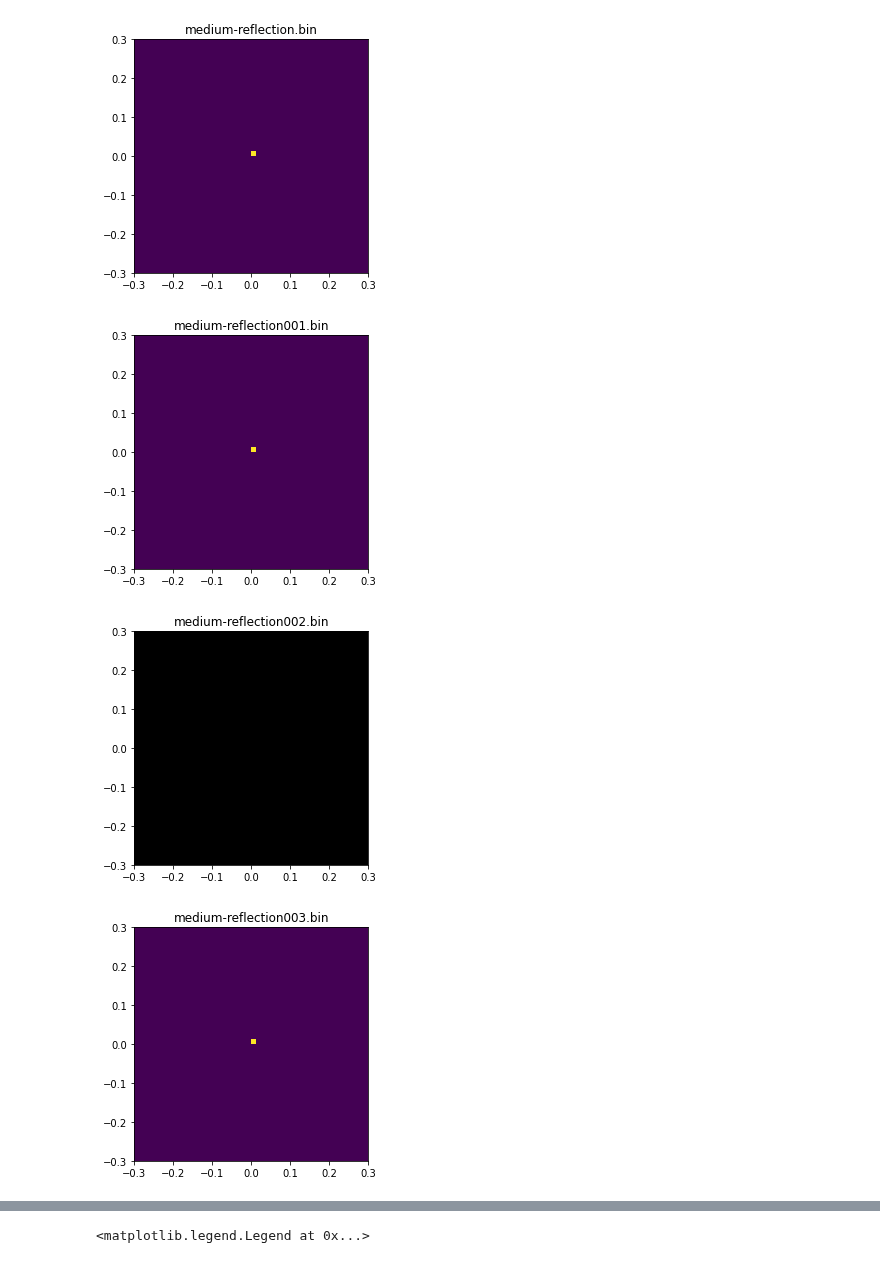
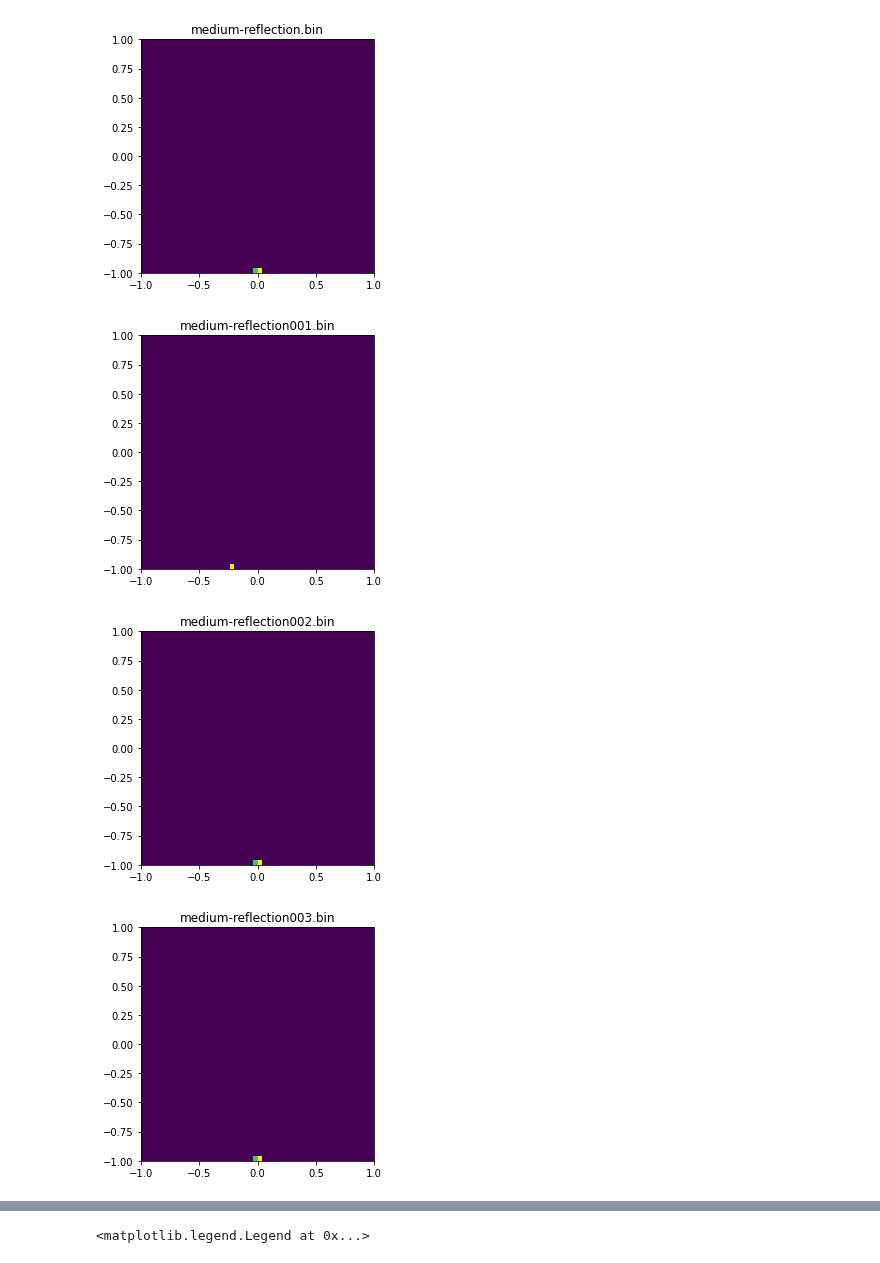
Before and after one commit to daseyb/tungsten, a Jupyter notebook: data/microfacet/ndf.ipynb, the cells around one changed output, grey strips where cells are left out. Drawn from its saved outputs; the diff is of its cells as text; code cells hidden in the pictures.

```diff
--- a/data/microfacet/ndf.ipynb
+++ b/data/microfacet/ndf.ipynb
@@ -154,8 +154,8 @@ def br(L2):
 
 
 normal_files = dict()
-for file in glob.glob("../testing/intersections/*.bin"):
-#for file in glob.glob("normals-validate-nocond/se/*.bin"):
+#for file in glob.glob("../testing/intersections/*.bin"):
+for file in glob.glob("normals-validate-nocond/se/*.bin"):
     if "old" in file or "realizations" in file or "failed" in file:
         continue
     normals = np.reshape(np.fromfile(file, dtype=np.float32), (3,-1)).T
@@ -196,4 +196,4 @@ for k, v in normal_files.items():
-[figure, old version]
+[figure, new version]
-[figure, old version]
+[figure, new version]
-[figure, old version]
+[figure, new version]
-[figure, old version]
+[figure, new version]
```
Also changed, not shown: parts of 1 cell of this notebook, 11 other files.
